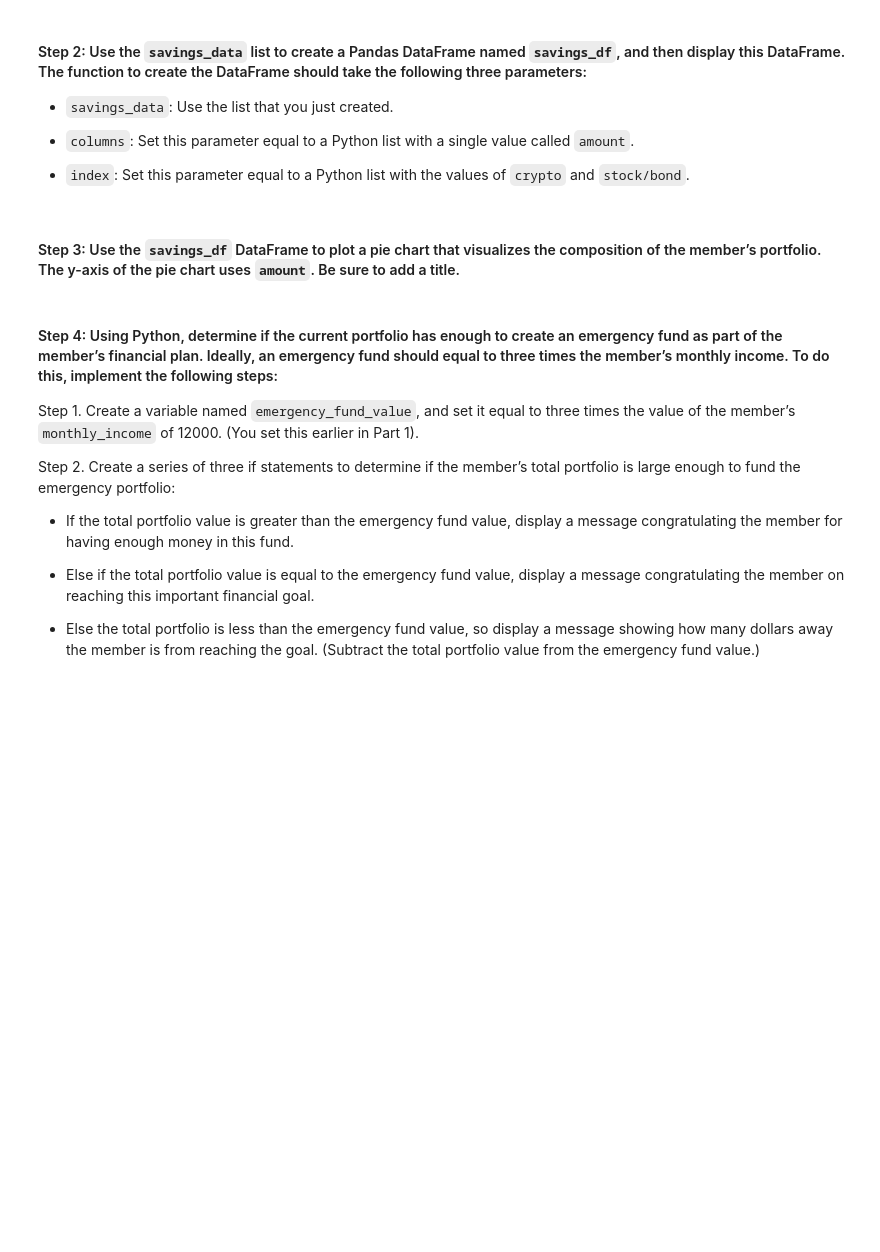
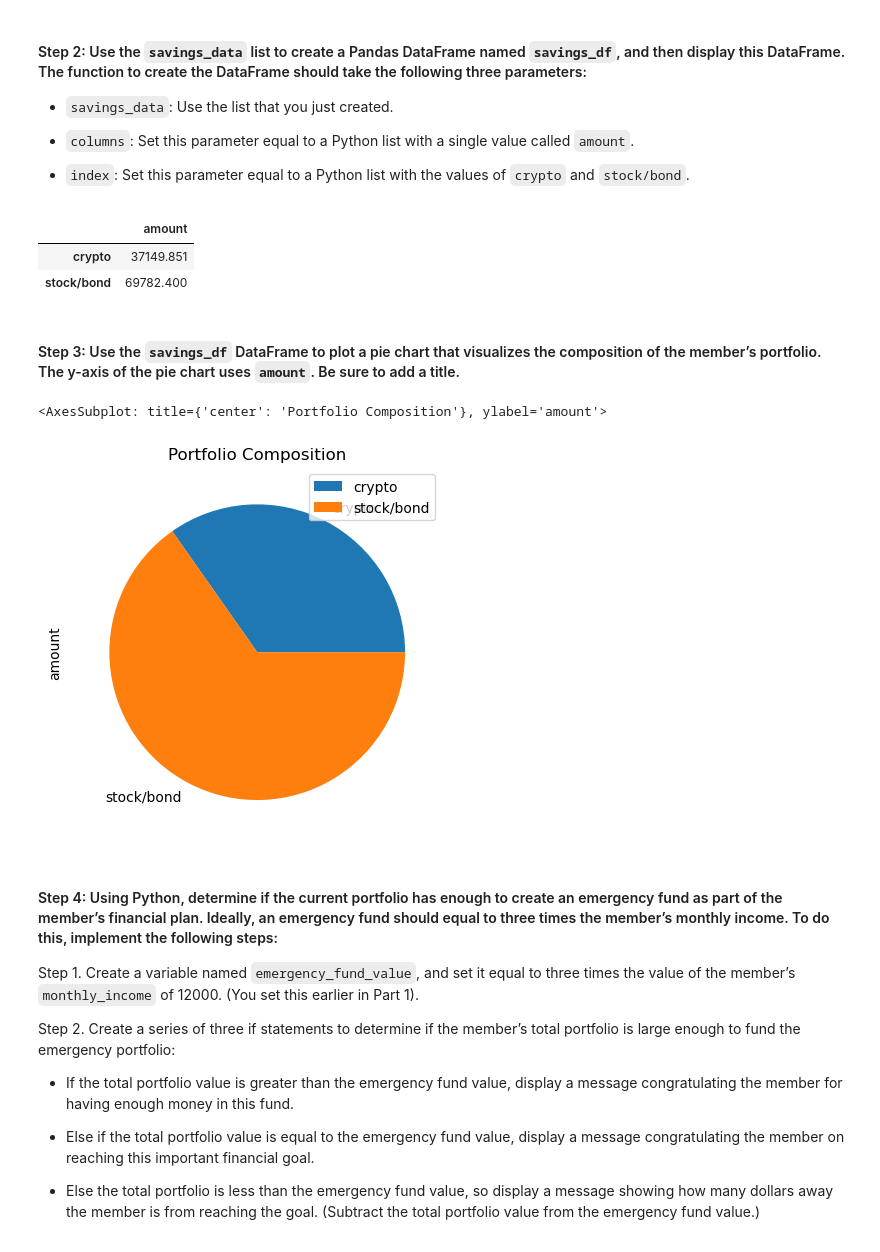
Before and after one commit to SkyRanger05/Module-Challenges, a Jupyter notebook: financial_planning_tools.ipynb, the cells around one changed output. Saved outputs shown, nothing was run; the diff lists cells and outputs as text; code cells hidden in the pictures; blank space fills up the shorter version.

```diff
--- a/financial_planning_tools.ipynb
+++ b/financial_planning_tools.ipynb
@@ -416,7 +407,10 @@ In this section, you’ll use the valuations for the cryptocurrency wallet and f
 #### Step 1: Create a Python list named `savings_data` that has two elements. The first element contains the total value of the cryptocurrency wallet. The second element contains the total value of the stock and bond portions of the portfolio.
 # %%
 # Consolidate financial assets data into a Python list
-# YOUR CODE HERE
+savings_data = [
+    total_crypto_wallet,
+    total_stocks_bonds
+]
 
 # Review the Python list savings_data
-# YOUR CODE HERE
+savings_data
@@ -430,15 +426,37 @@ In this section, you’ll use the valuations for the cryptocurrency wallet and f
 - `index`: Set this parameter equal to a Python list with the values of `crypto` and `stock/bond`.
 # %%
 # Create a Pandas DataFrame called savings_df
-# YOUR CODE HERE
+index=[
+        'crypto',
+        'stock/bond'
+    ]
+col =[
+        'amount'
+    ]
+savings_df = pd.DataFrame(
+    savings_data,
+    columns=col,
+    index=index
+)
+
 
 # Display the savings_df DataFrame
-# YOUR CODE HERE
+savings_df
+# %% [output]
+|  | amount |
+| crypto | 37149.851 |
+| stock/bond | 69782.400 |
 # %% [markdown]
 #### Step 3: Use the `savings_df` DataFrame to plot a pie chart that visualizes the composition of the member’s portfolio. The y-axis of the pie chart uses `amount`. Be sure to add a title.
 # %%
 # Plot the total value of the member's portfolio (crypto and stock/bond) in a pie chart
-# YOUR CODE HERE
+savings_df.plot.pie(
+    y='amount',
+    title='Portfolio Composition'
+)
+# %% [output]
+<AxesSubplot: title={'center': 'Portfolio Composition'}, ylabel='amount'>
+[figure, added]
 # %% [markdown]
 #### Step 4: Using Python, determine if the current portfolio has enough to create an emergency fund as part of the member’s financial plan. Ideally, an emergency fund should equal to three times the member’s monthly income. To do this, implement the following steps:
 
```
Also changed, not shown: parts of 22 cells of this notebook.
